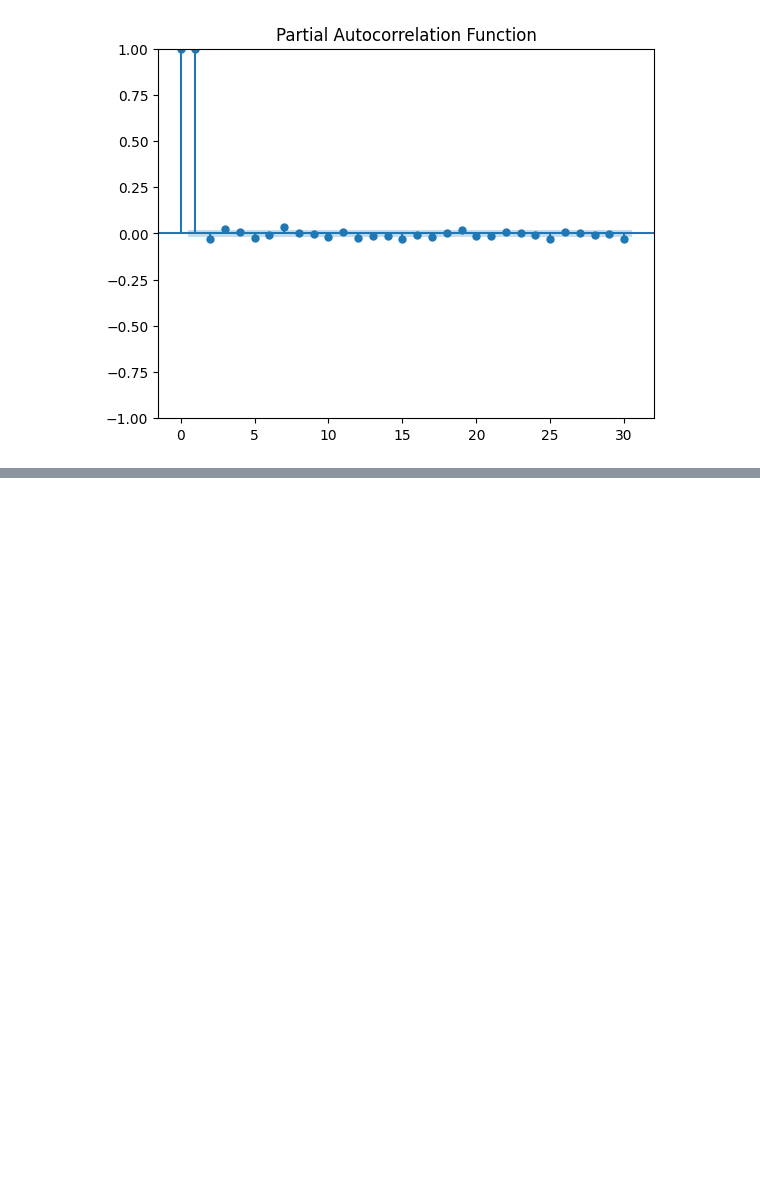
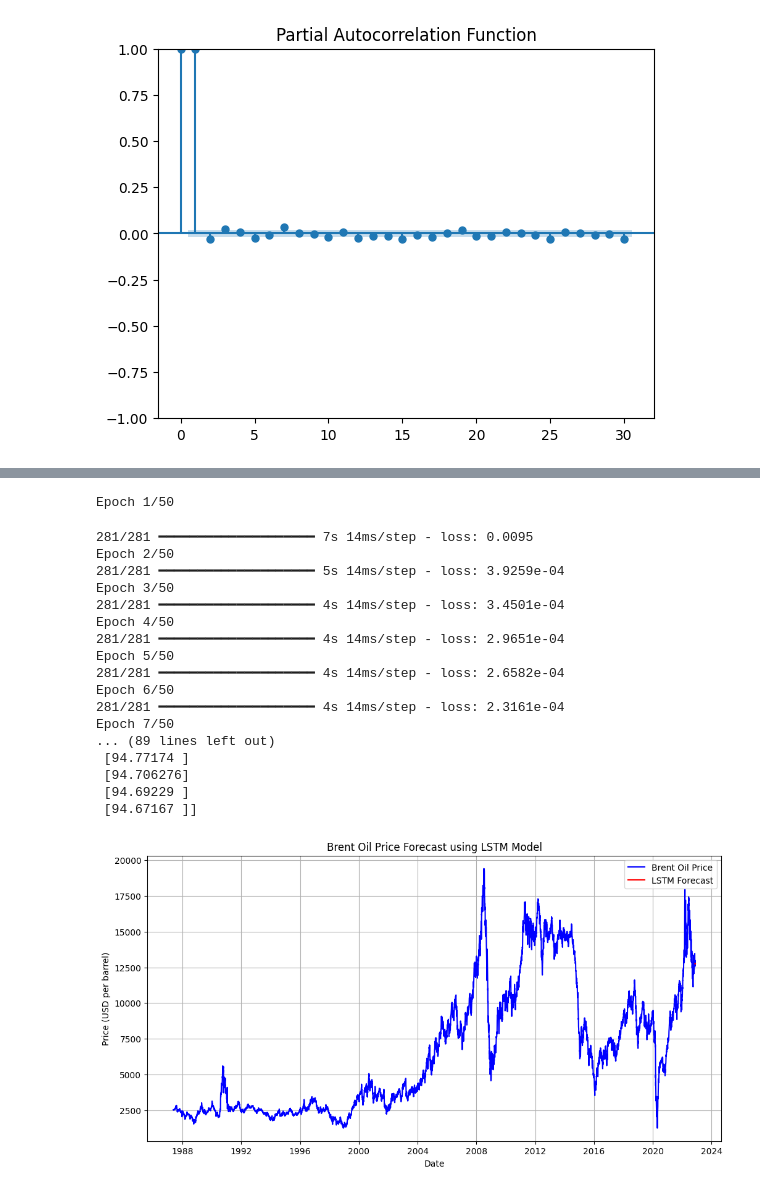
Before and after one commit to NaimaT15/Oil_Price_Analysis, a Jupyter notebook: notebooks/oil_price_analysis.ipynb, the cells around one changed output, grey strips where cells are left out. Cells and saved outputs as stored; diff of their text form; code cells hidden in the pictures; blank space fills up the shorter version.

```diff
--- a/notebooks/oil_price_analysis.ipynb
+++ b/notebooks/oil_price_analysis.ipynb
@@ -88,0 +163,35 @@ Warnings:
+# %%
+from oil_price_analysis import prepare_data_for_lstm,create_and_train_lstm,forecast_with_lstm,plot_lstm_predictions
+# Prepare data for LSTM
+X, y, scaler = prepare_data_for_lstm('../data/Copy of BrentOilPrices.csv', time_steps=30)
+
+# Train the LSTM model
+model = create_and_train_lstm(X, y, epochs=50, batch_size=32)
+
+# Forecast the next 5 days
+predictions = forecast_with_lstm(model, scaler, data, time_steps=30, forecast_steps=5)
+
+# Print the predictions
+print(predictions)
+
+plot_lstm_predictions(data, predictions, scaler, time_steps=30)
+# %% [output]
+Epoch 1/50
+281/281 ━━━━━━━━━━━━━━━━━━━━ 7s 14ms/step - loss: 0.0095
+Epoch 2/50
+281/281 ━━━━━━━━━━━━━━━━━━━━ 5s 14ms/step - loss: 3.9259e-04
+Epoch 3/50
+281/281 ━━━━━━━━━━━━━━━━━━━━ 4s 14ms/step - loss: 3.4501e-04
+Epoch 4/50
+281/281 ━━━━━━━━━━━━━━━━━━━━ 4s 14ms/step - loss: 2.9651e-04
+Epoch 5/50
+281/281 ━━━━━━━━━━━━━━━━━━━━ 4s 14ms/step - loss: 2.6582e-04
+Epoch 6/50
+281/281 ━━━━━━━━━━━━━━━━━━━━ 4s 14ms/step - loss: 2.3161e-04
+Epoch 7/50
+... (89 lines left out)
+ [94.77174 ]
+ [94.706276]
+ [94.69229 ]
+ [94.67167 ]]
+[figure, added]
```
Also changed, not shown: parts of 49 cells of this notebook, 1 other file.
